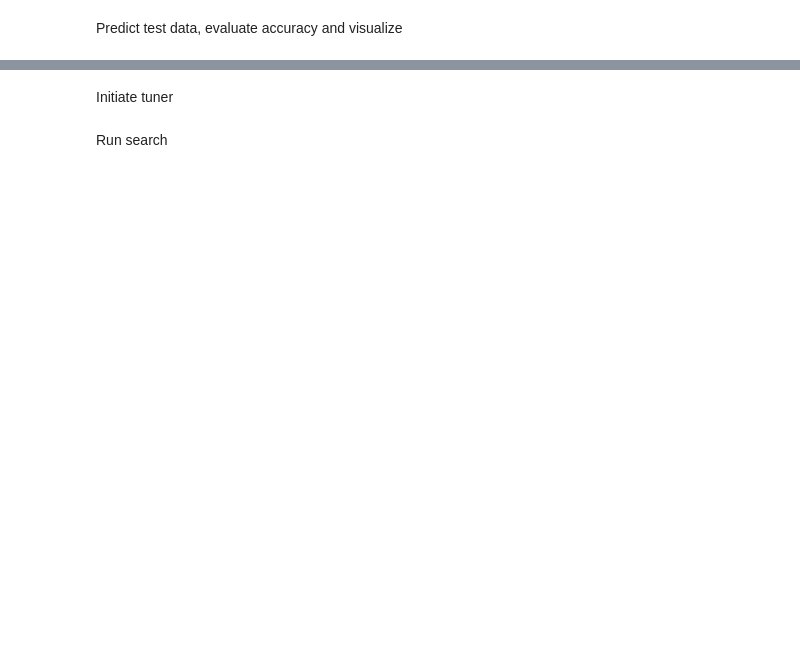
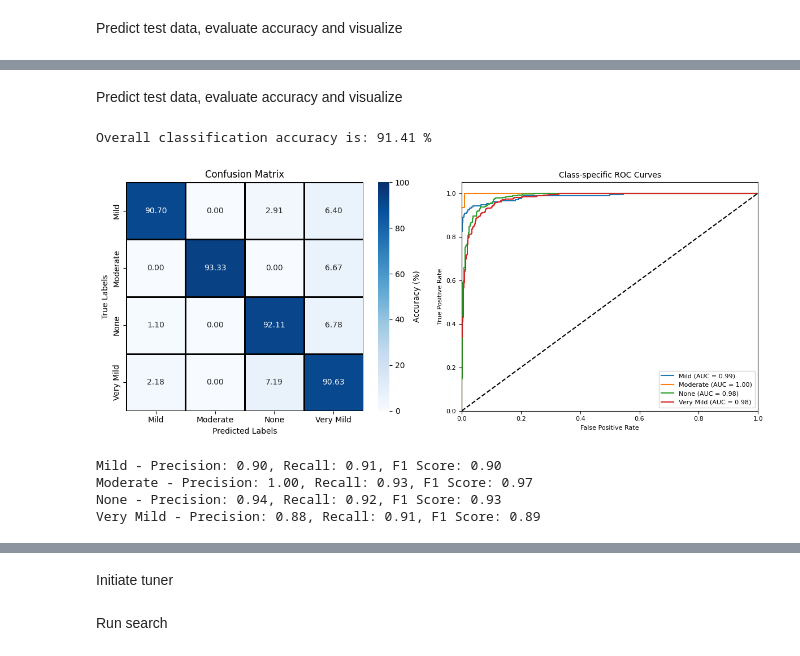
Before and after one commit to BradleyEdelman/Alzheimers-MRI-Classification, a Jupyter notebook: notebooks_jupyter/02_custom_CNN_jupyter.ipynb, the cells around one changed output, grey strips where cells are left out. Cells and saved outputs as stored; diff of their text form; code cells hidden in the pictures; blank space fills up the shorter version.

```diff
--- a/notebooks_jupyter/02_custom_CNN_jupyter.ipynb
+++ b/notebooks_jupyter/02_custom_CNN_jupyter.ipynb
@@ -157,0 +268,29 @@ Define hyperparameters to tune and the corresponding parameter space
+# %% [markdown]
+Predict test data, evaluate accuracy and visualize
+# %%
+# Load model
+model_weighted = load_model(results_dir_02 / 'model_custom_CNN_weighted.h5')
+
+# Predict test data
+prob = model_weighted.predict(test_data)
+clear_output(wait=False)
+predict_classes = np.argmax(prob, axis=1)
+result = predict_classes - test_lab
+result_binary = np.argwhere(result == 0)
+correct = np.size(result_binary, 0)
+acc=correct/test_lab.shape[0] * 100
+
+print()
+print(f"Overall classification accuracy is: {acc:.2f} %")
+print()
+
+# Visualize summary of predictions
+multiclass_summary(prob, test_lab, class_lab)
+print()
+# %% [output]
+Overall classification accuracy is: 91.41 %
+[figure, added]
+Mild - Precision: 0.90, Recall: 0.91, F1 Score: 0.90
+Moderate - Precision: 1.00, Recall: 0.93, F1 Score: 0.97
+None - Precision: 0.94, Recall: 0.92, F1 Score: 0.93
+Very Mild - Precision: 0.88, Recall: 0.91, F1 Score: 0.89
```
Also changed, not shown: parts of 22 cells of this notebook, 10 other files.
